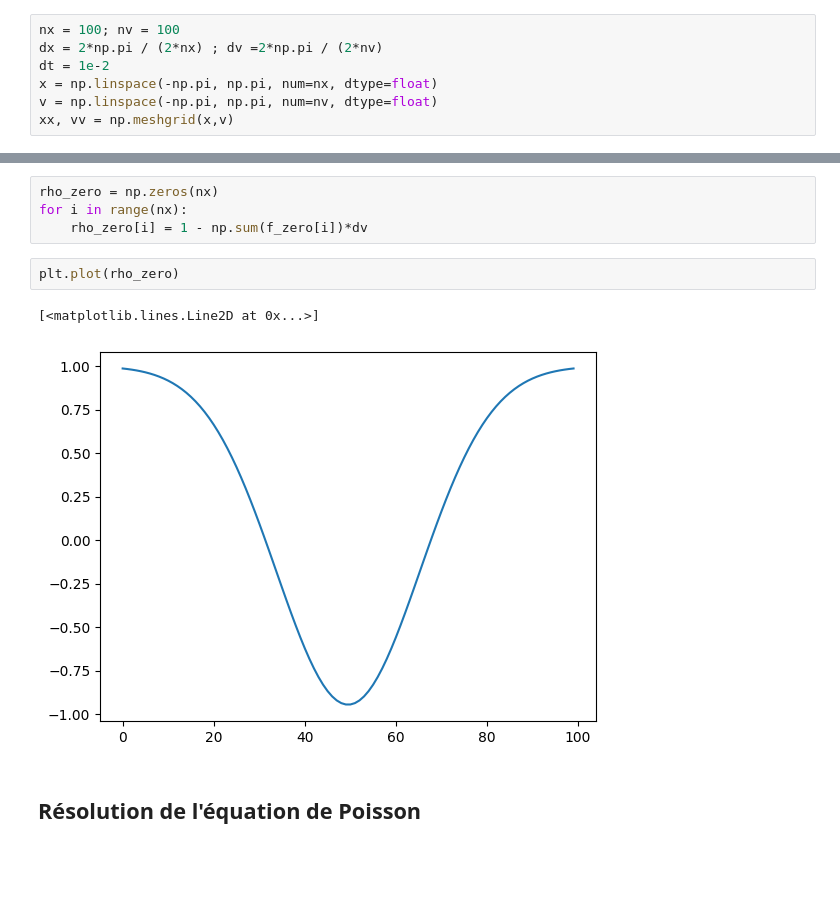
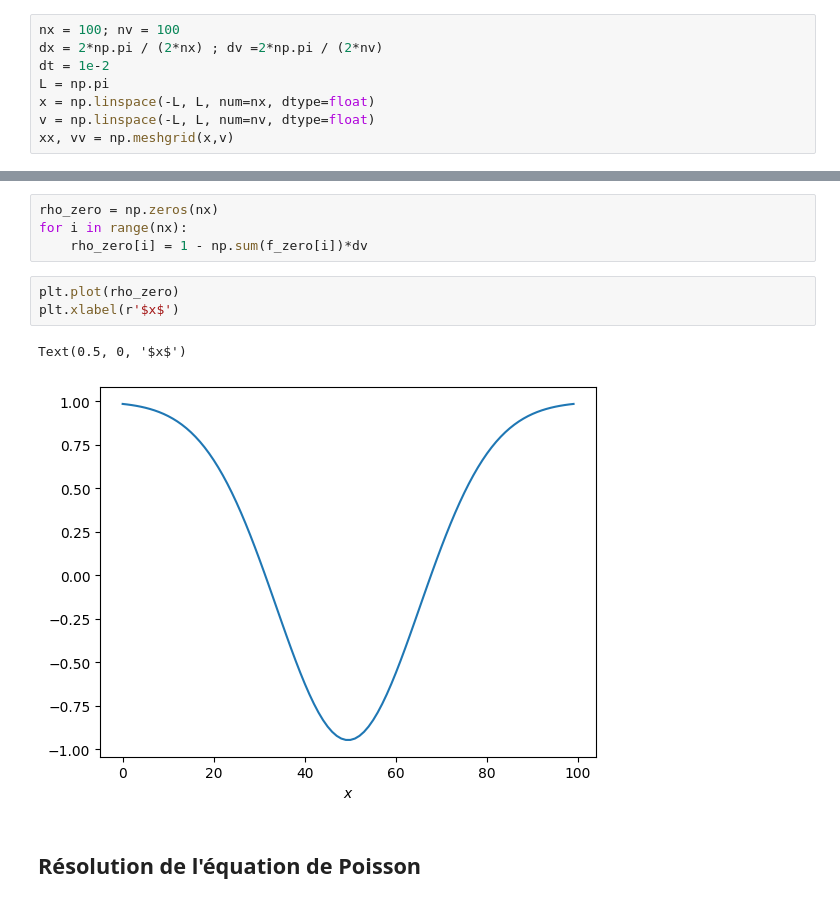
Before and after one commit to chassardmartin/vlasov_bsl, a Jupyter notebook: v0.ipynb, the cells around one changed output, grey strips where cells are left out. Drawn from its saved outputs; the diff is of its cells as text; blank space fills up the shorter version.

```diff
--- a/v0.ipynb
+++ b/v0.ipynb
@@ -24,6 +22,7 @@ On considère un espace des phases en deux dimensions (une d'espace et une de vi
 nx = 100; nv = 100
 dx = 2*np.pi / (2*nx) ; dv =2*np.pi / (2*nv)
 dt = 1e-2
-x = np.linspace(-np.pi, np.pi, num=nx, dtype=float)
-v = np.linspace(-np.pi, np.pi, num=nv, dtype=float)
+L = np.pi
+x = np.linspace(-L, L, num=nx, dtype=float)
+v = np.linspace(-L, L, num=nv, dtype=float)
 xx, vv = np.meshgrid(x,v)
@@ -56,9 +48,10 @@ for i in range(nx):
     rho_zero[i] = 1 - np.sum(f_zero[i])*dv
 # %%
 plt.plot(rho_zero)
+plt.xlabel(r'$x$')
 # %% [output]
-[<matplotlib.lines.Line2D at 0x...>]
+Text(0.5, 0, '$x$')
-[figure, old version]
+[figure, new version]
 # %% [markdown]
 ## Résolution de  l'équation de Poisson
 # %% [markdown]
```
Also changed, not shown: parts of 21 cells of this notebook.
